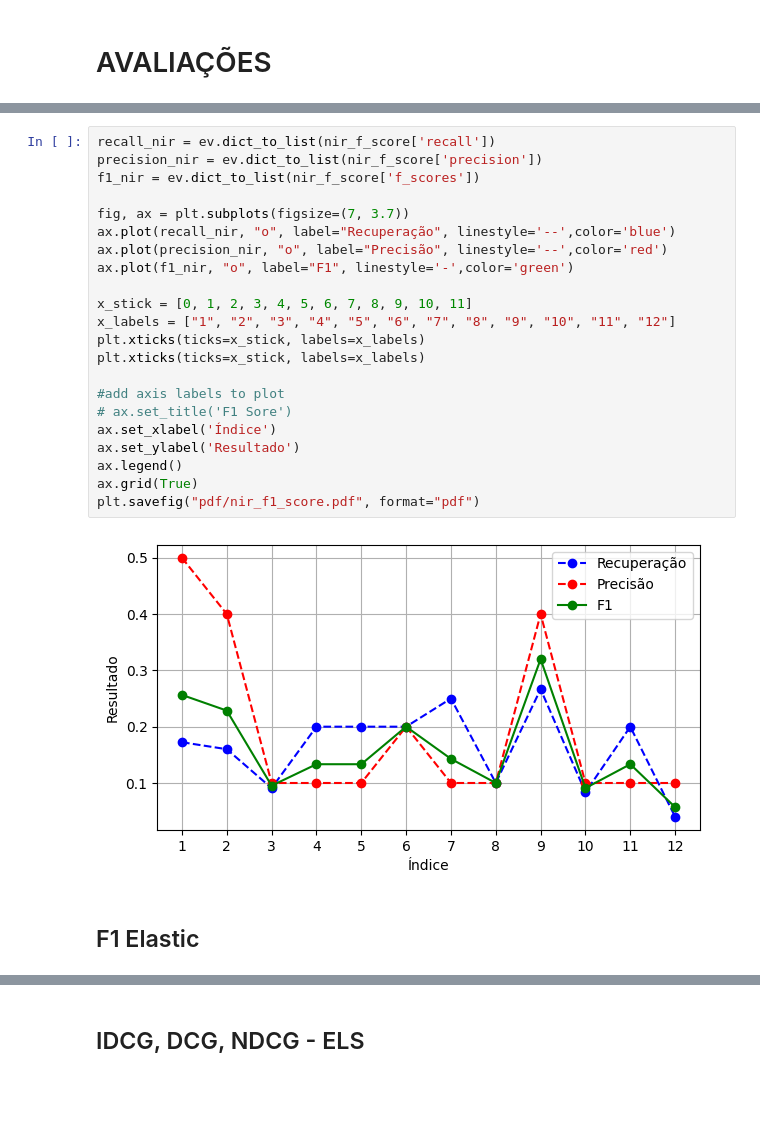
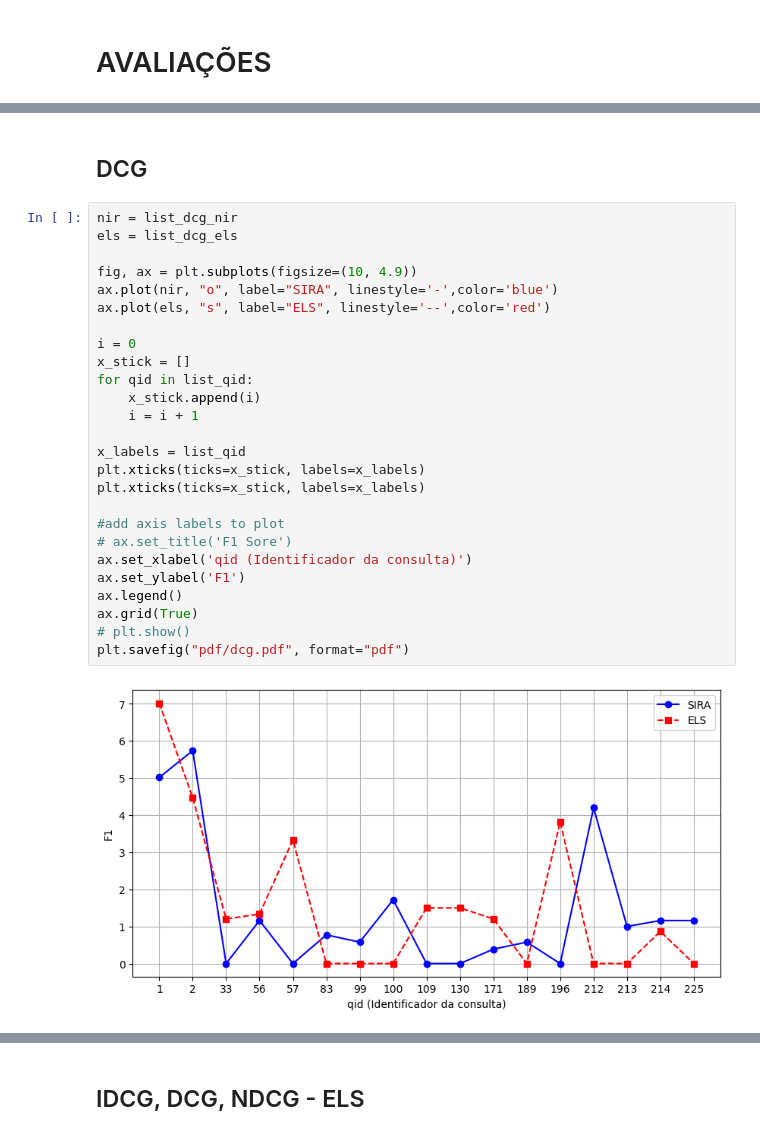
Before and after one commit to sira-serverless-ir-arch/evaluete-nir, a Jupyter notebook: evaluetion.ipynb, the cells around one changed output, grey strips where cells are left out. Saved outputs shown, nothing was run; the diff lists cells and outputs as text; blank space fills up the shorter version.

```diff
--- a/evaluetion.ipynb
+++ b/evaluetion.ipynb
@@ -173,26 +325,30 @@ for qid in sorted_dict:
+# %% [markdown]
+## DCG
 # %%
-recall_nir = ev.dict_to_list(nir_f_score['recall'])
-precision_nir = ev.dict_to_list(nir_f_score['precision'])
-f1_nir = ev.dict_to_list(nir_f_score['f_scores'])
+nir = list_dcg_nir
+els = list_dcg_els
 
-fig, ax = plt.subplots(figsize=(7, 3.7))
-ax.plot(recall_nir, "o", label="Recuperação", linestyle='--',color='blue')
-ax.plot(precision_nir, "o", label="Precisão", linestyle='--',color='red')
-ax.plot(f1_nir, "o", label="F1", linestyle='-',color='green')
+fig, ax = plt.subplots(figsize=(10, 4.9))
+ax.plot(nir, "o", label="SIRA", linestyle='-',color='blue')
+ax.plot(els, "s", label="ELS", linestyle='--',color='red')
 
-x_stick = [0, 1, 2, 3, 4, 5, 6, 7, 8, 9, 10, 11]
-x_labels = ["1", "2", "3", "4", "5", "6", "7", "8", "9", "10", "11", "12"]
+i = 0
+x_stick = []
+for qid in list_qid:
+    x_stick.append(i)
+    i = i + 1
+
+x_labels = list_qid
 plt.xticks(ticks=x_stick, labels=x_labels)
 plt.xticks(ticks=x_stick, labels=x_labels)
 
 #add axis labels to plot
 # ax.set_title('F1 Sore')
-ax.set_xlabel('Índice')
-ax.set_ylabel('Resultado')
+ax.set_xlabel('qid (Identificador da consulta)')
+ax.set_ylabel('F1')
 ax.legend()
 ax.grid(True)
-plt.savefig("pdf/nir_f1_score.pdf", format="pdf")
+# plt.show()
+plt.savefig("pdf/dcg.pdf", format="pdf")
 # %% [output]
-[figure, old version]
+[figure, new version]
-# %% [markdown]
-## F1 Elastic
```
Also changed, not shown: parts of 24 cells of this notebook, 22 other files.
